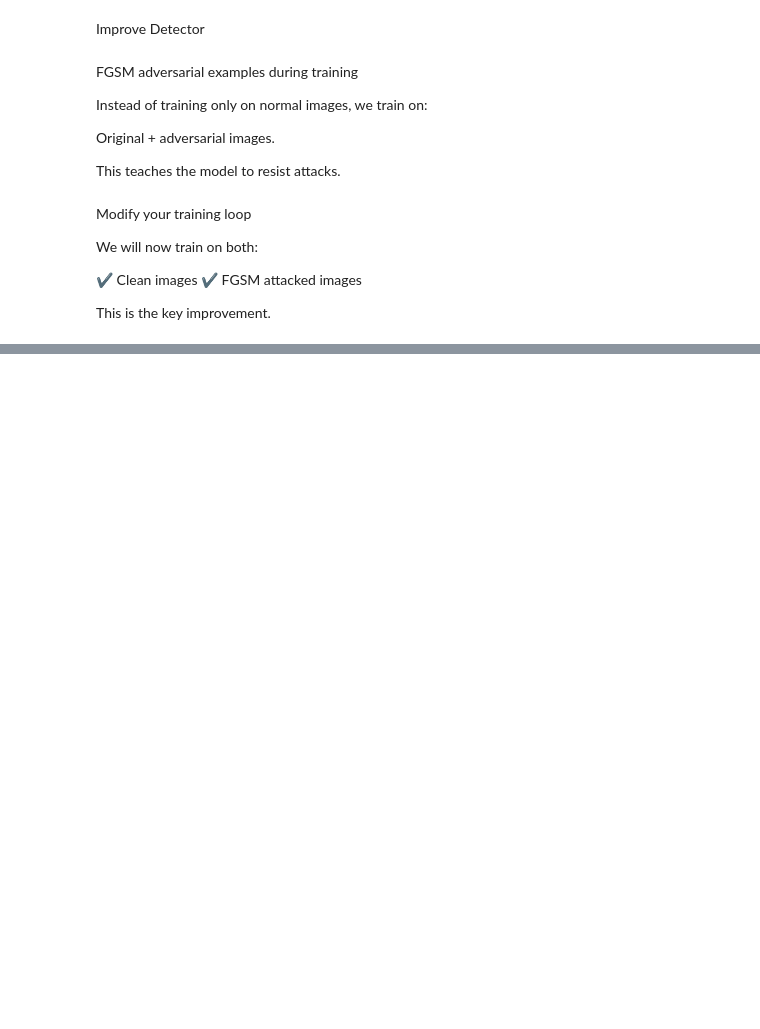
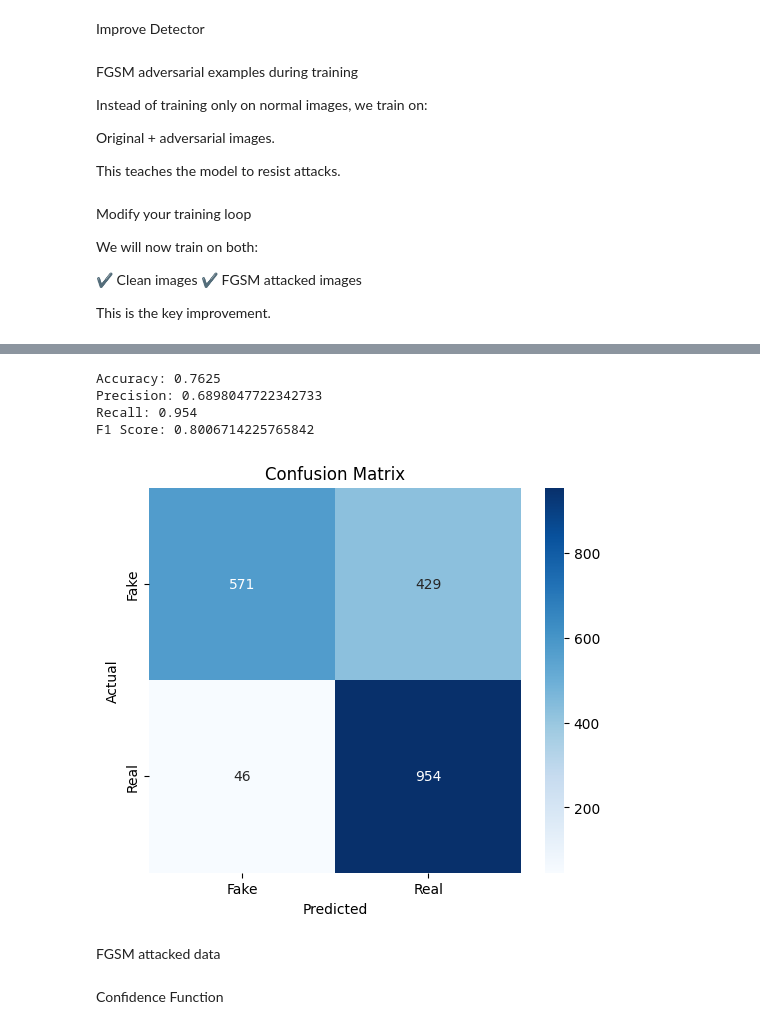
Before and after one commit to kaviya-ns/Deep-Shield, a Jupyter notebook: main.ipynb, the cells around one changed output, grey strips where cells are left out. Drawn from its saved outputs; the diff is of its cells as text; code cells hidden in the pictures; blank space fills up the shorter version.

```diff
--- a/main.ipynb
+++ b/main.ipynb
@@ -595,0 +600,17 @@ for epoch in range(num_epochs):
+# %%
+def get_predictions(model, loader):
+    model.eval()
+    all_preds = []
+    all_labels = []
+
+    with torch.no_grad():
+        for images, labels in loader:
+            images = images.to(device)
+
+            outputs = model(images)
+            _, preds = torch.max(outputs, 1)
+
+            all_preds.extend(preds.cpu().numpy())
+            all_labels.extend(labels.numpy())
+
+    return all_labels, all_preds
@@ -595,0 +621,33 @@ for epoch in range(num_epochs):
+# %%
+y_true, y_pred = get_predictions(model, test_loader)
+
+accuracy = accuracy_score(y_true, y_pred)
+precision = precision_score(y_true, y_pred)
+recall = recall_score(y_true, y_pred)
+f1 = f1_score(y_true, y_pred)
+
+print("Accuracy:", accuracy)
+print("Precision:", precision)
+print("Recall:", recall)
+print("F1 Score:", f1)
+# %% [output]
+Accuracy: 0.7625
+Precision: 0.6898047722342733
+Recall: 0.954
+F1 Score: 0.8006714225765842
+# %%
+cm = confusion_matrix(y_true, y_pred)
+
+plt.figure(figsize=(6,5))
+sns.heatmap(cm, annot=True, fmt='d', cmap="Blues",
+            xticklabels=["Fake", "Real"],
+            yticklabels=["Fake", "Real"])
+
+plt.xlabel("Predicted")
+plt.ylabel("Actual")
+plt.title("Confusion Matrix")
+plt.show()
+# %% [output]
+[figure, added]
+# %% [markdown]
+FGSM attacked data
@@ -595,0 +685,2 @@ for epoch in range(num_epochs):
+# %% [markdown]
+Confidence Function
```
Also changed, not shown: parts of 15 cells of this notebook.
